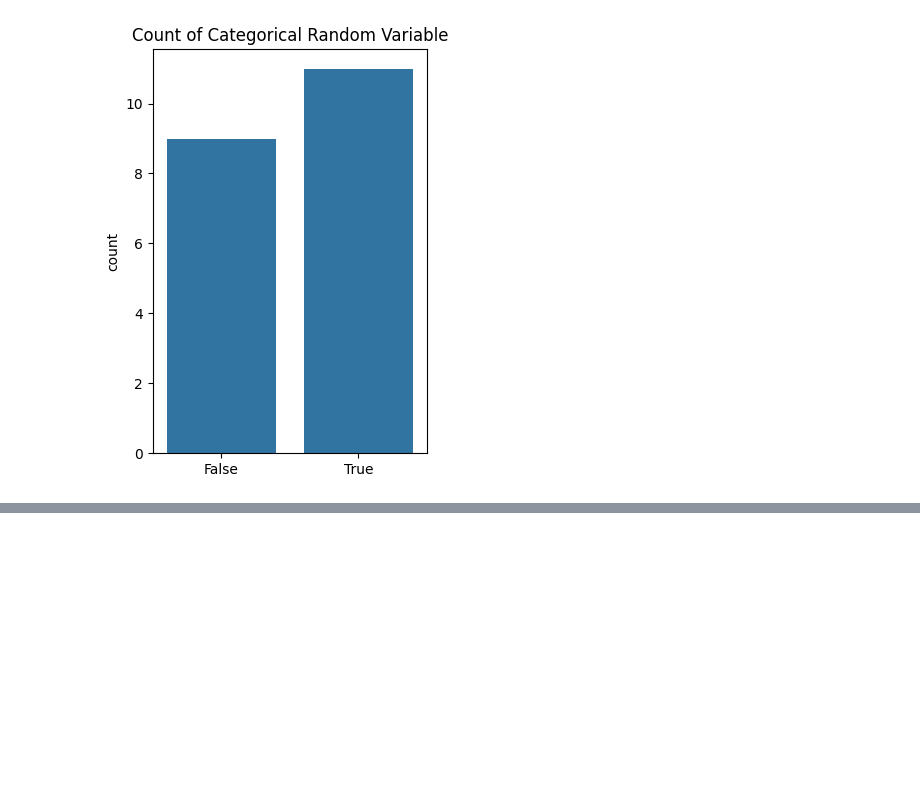
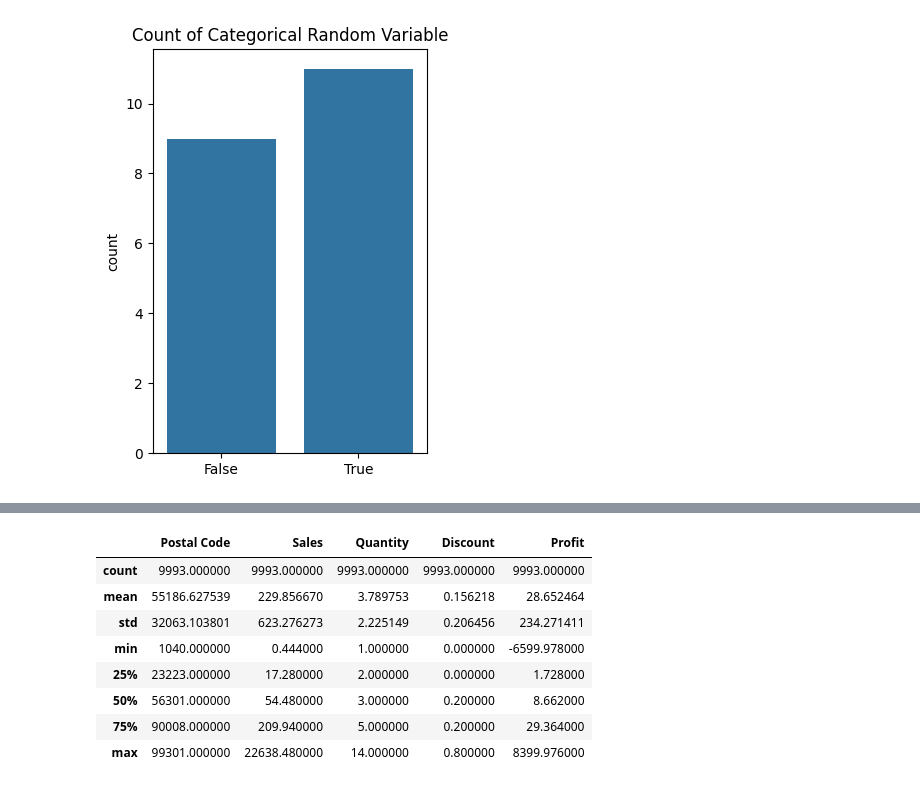
Before and after one commit to SANGRAMLEMBE/MTech, a Jupyter notebook: Inferential_Statistics/Practical/Inferential_stats_1.ipynb, the cells around one changed output, grey strips where cells are left out. Drawn from its saved outputs; the diff is of its cells as text; code cells hidden in the pictures; blank space fills up the shorter version.

```diff
--- a/Inferential_Statistics/Practical/Inferential_stats_1.ipynb
+++ b/Inferential_Statistics/Practical/Inferential_stats_1.ipynb
@@ -385,0 +487,12 @@ plt.show()
+# %%
+data.describe()
+# %% [output]
+|  | Postal Code | Sales | Quantity | Discount | Profit |
+| count | 9993.000000 | 9993.000000 | 9993.000000 | 9993.000000 | 9993.000000 |
+| mean | 55186.627539 | 229.856670 | 3.789753 | 0.156218 | 28.652464 |
+| std | 32063.103801 | 623.276273 | 2.225149 | 0.206456 | 234.271411 |
+| min | 1040.000000 | 0.444000 | 1.000000 | 0.000000 | -6599.978000 |
+| 25% | 23223.000000 | 17.280000 | 2.000000 | 0.000000 | 1.728000 |
+| 50% | 56301.000000 | 54.480000 | 3.000000 | 0.200000 | 8.662000 |
+| 75% | 90008.000000 | 209.940000 | 5.000000 | 0.200000 | 29.364000 |
+| max | 99301.000000 | 22638.480000 | 14.000000 | 0.800000 | 8399.976000 |
```
Also changed, not shown: parts of 15 cells of this notebook.
